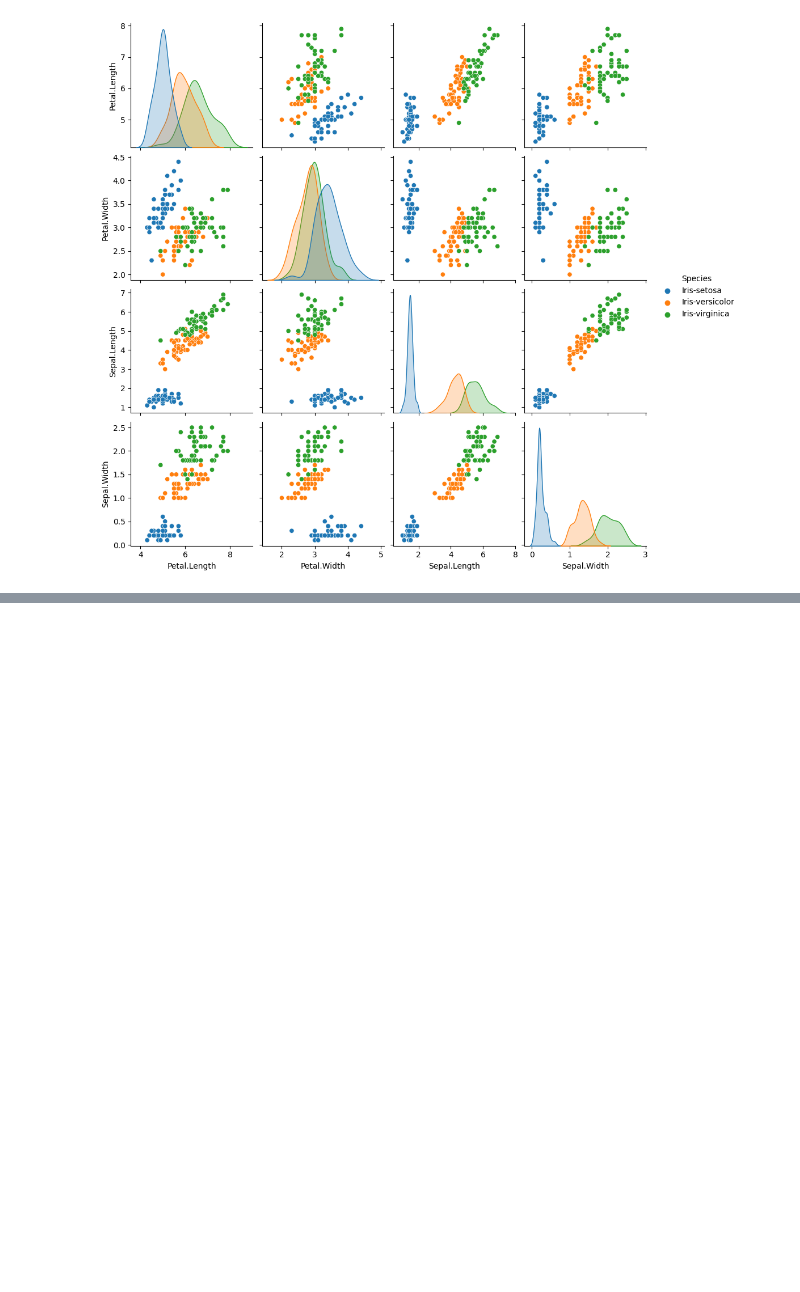
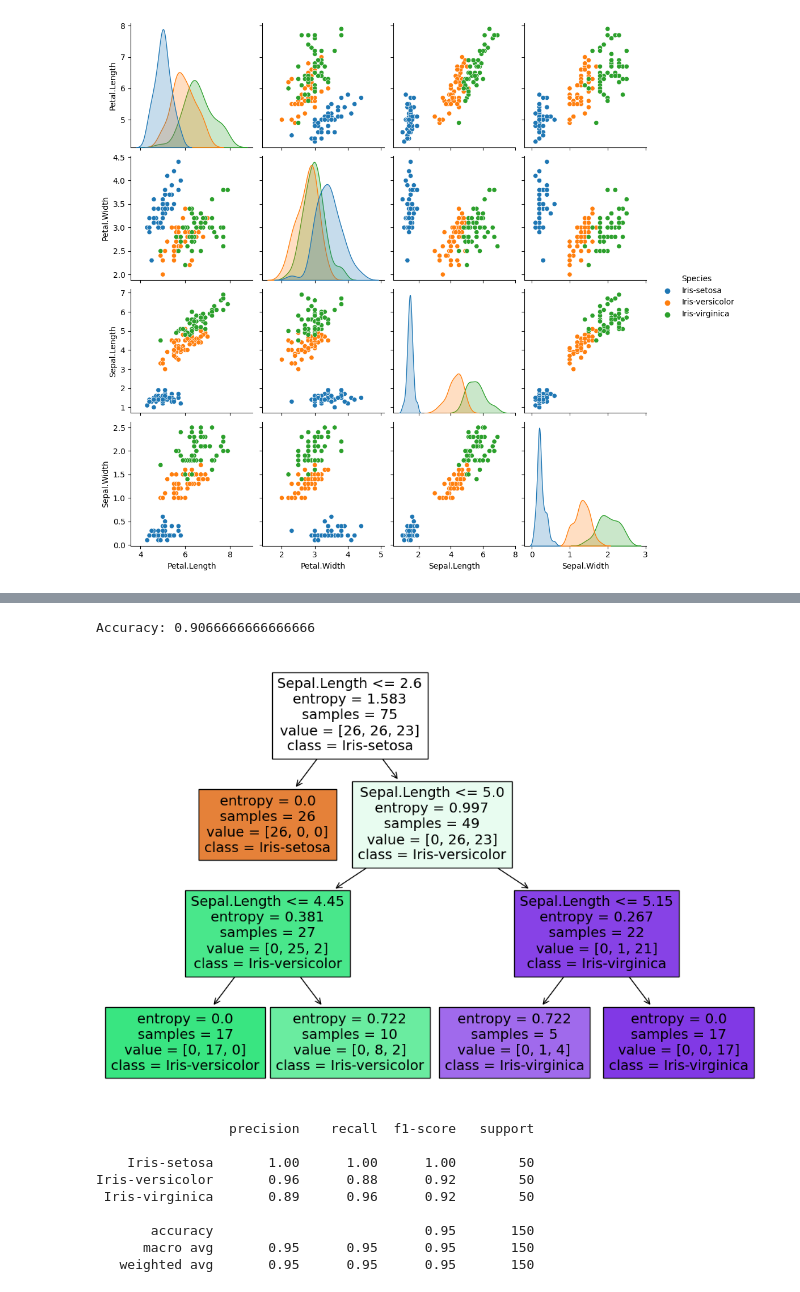
Before and after one commit to bwitishjack/PGSS2023, a Jupyter notebook: Week01/ChatGPTDataAnalysis.ipynb, the cells around one changed output, grey strips where cells are left out. Saved outputs shown, nothing was run; the diff lists cells and outputs as text; code cells hidden in the pictures; blank space fills up the shorter version.

```diff
--- a/Week01/ChatGPTDataAnalysis.ipynb
+++ b/Week01/ChatGPTDataAnalysis.ipynb
@@ -55,0 +305,39 @@ plt.show()
+# %%
+from sklearn.preprocessing  import LabelEncoder
+from sklearn.model_selection import train_test_split
+from sklearn.tree            import DecisionTreeClassifier
+from sklearn import metrics
+x = iris_df[['Sepal.Length']]
+y = iris_df['Species']
+labelencoder = LabelEncoder()
+y = labelencoder.fit_transform(y)
+x_train, x_test, y_train, y_test = train_test_split(x, y, random_state=1, test_size=0.5)
+entropyClf=DecisionTreeClassifier(criterion="entropy",  max_depth=3)
+entropyClf.fit(x_train,y_train)
+y_pred=entropyClf.predict(x_test)
+print("Accuracy:",metrics.accuracy_score(y_test, y_pred))
+plt.figure(figsize=(12,8))
+plot_tree(entropyClf, filled=True, feature_names=['Sepal.Length'], class_names=labelencoder.classes_)
+plt.show()
+
+
+from sklearn.model_selection import cross_val_predict
+from sklearn.metrics import classification_report
+
+# Generate cross-validated predictions for each data point
+y_pred = cross_val_predict(entropyClf, x, y, cv=5)
+
+# Print a classification report showing precision, recall, and F1-score per class
+print(classification_report(y, y_pred, target_names=labelencoder.classes_))
+# %% [output]
+Accuracy: 0.9066666666666666
+[figure, added]
+                 precision    recall  f1-score   support
+
+    Iris-setosa       1.00      1.00      1.00        50
+Iris-versicolor       0.96      0.88      0.92        50
+ Iris-virginica       0.89      0.96      0.92        50
+
+       accuracy                           0.95       150
+      macro avg       0.95      0.95      0.95       150
+   weighted avg       0.95      0.95      0.95       150
```
Also changed, not shown: parts of 18 cells of this notebook.
